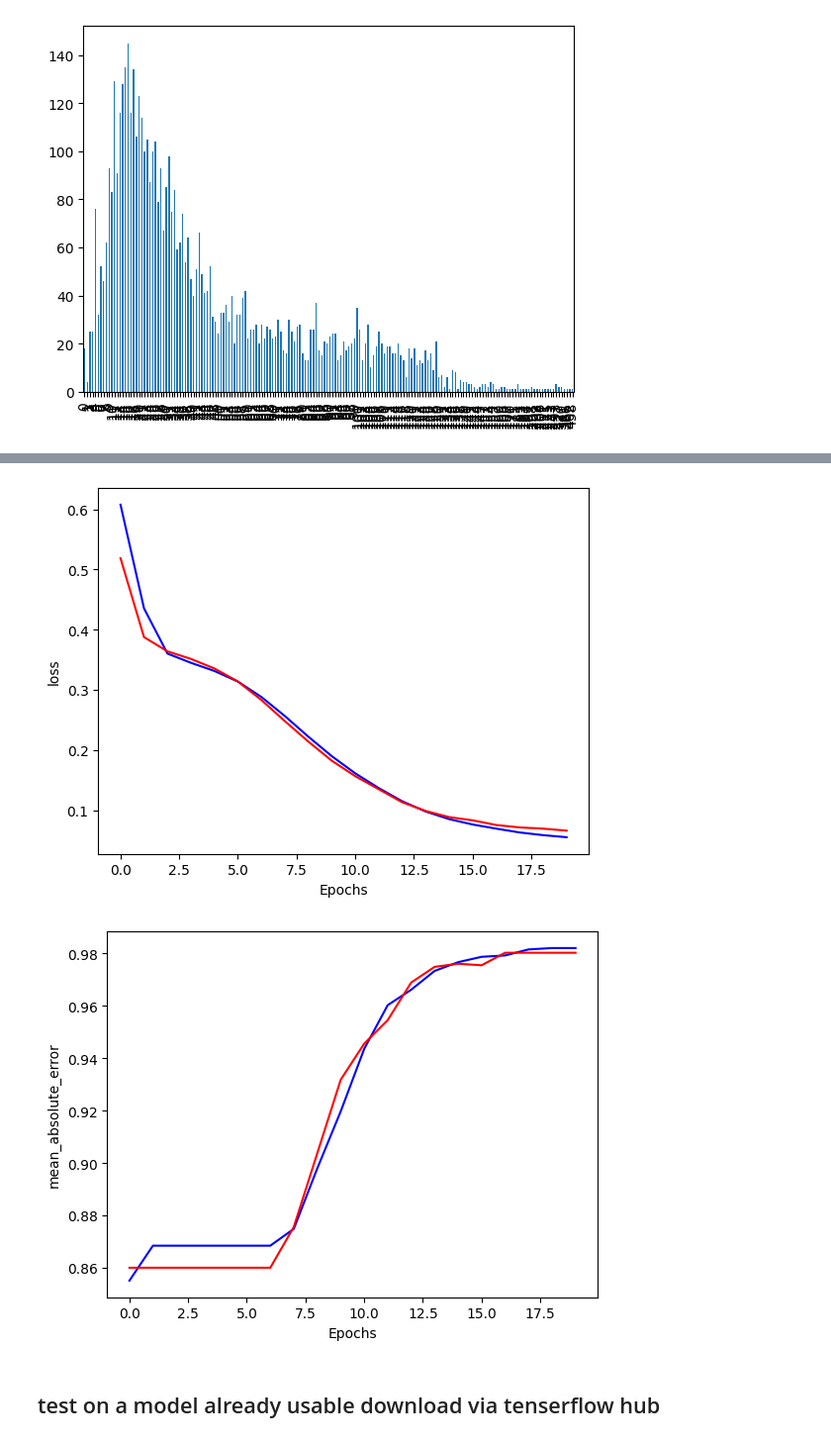
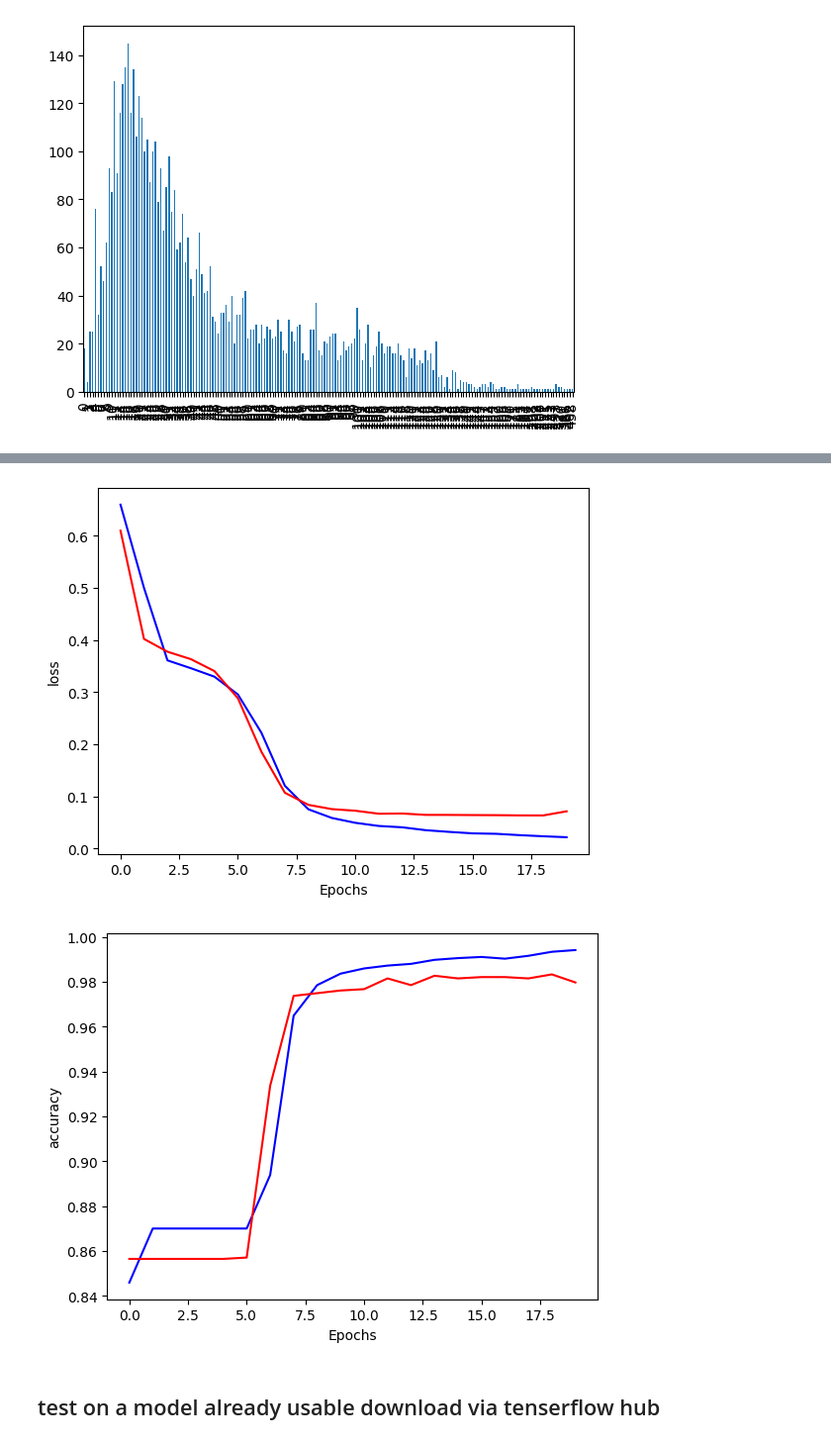
Before and after one commit to philippeJeremy/Bloc-4-Analyse-predictive-de-donnees-non-structurees-par-l-intelligence-artificielle, a Jupyter notebook: detecteur.ipynb, the cells around one changed output, grey strips where cells are left out. Shown at 99% size. Saved outputs shown, nothing was run; the diff lists cells and outputs as text; code cells hidden in the pictures.

```diff
--- a/detecteur.ipynb
+++ b/detecteur.ipynb
@@ -141,8 +145,26 @@ Trainable params: 65,689
 Non-trainable params: 0
 _________________________________________________________________
+# %%
+weights = 1/(df["target"]).value_counts()
+weights = weights * len(df)/13
+weights = {index: values for index,
+            values in zip(weights.index, weights.values)}
+# %%
+Checkpoint_create = tf.keras.callbacks.ModelCheckpoint(
+                        filepath='model_weights.hdf5',
+                        monitor='val_loss',
+                        verbose=1,
+                        save_best_only=True,
+                        save_weights_only=False,
+                        mode='auto',
+                        save_freq='epoch',
+                        period=1)
 # %%
-history = model.fit(train_batch,
-                    epochs=20,
-                    validation_data=val_batch)
+# train model
+model.fit(train_batch,
+            epochs=20,
+            validation_data=val_batch,
+            class_weight=weights,
+            callbacks=Checkpoint_create)
 # %% [output]
 Epoch 1/20
@@ -165,5 +188,6 @@ Epoch 20/20
 # %%
-model_loss = pd.DataFrame(model.history.history)
-model_loss
+# accuracy score and loss
+history_model = pd.DataFrame(model.history.history)
+history_model
 # %% [output]
 |  | loss | accuracy | val_loss | val_accuracy |
@@ -186,19 +210,21 @@ model_loss
 # %%
-plt.plot(history.history["loss"], color="b")
-plt.plot(history.history["val_loss"], color="r")
+# visualization of the loss
+plt.plot(history_model["loss"], color="b")
+plt.plot(history_model["val_loss"], color="r")
 plt.ylabel("loss")
 plt.xlabel("Epochs")
 plt.show()
 # %% [output]
-[figure, old version]
+[figure, new version]
 # %%
-plt.plot(history.history["accuracy"], color="b")
-plt.plot(history.history["val_accuracy"], color="r")
-plt.ylabel("mean_absolute_error")
+# visualization of accuracy
+plt.plot(history_model["accuracy"], color="b")
+plt.plot(history_model["val_accuracy"], color="r")
+plt.ylabel("accuracy")
 plt.xlabel("Epochs")
 plt.show()
 # %% [output]
-[figure, old version]
+[figure, new version]
 # %% [markdown]
 ## test on a model already usable download via tenserflow hub
 # %%
```
Also changed, not shown: parts of 14 cells of this notebook, 2 other files.
